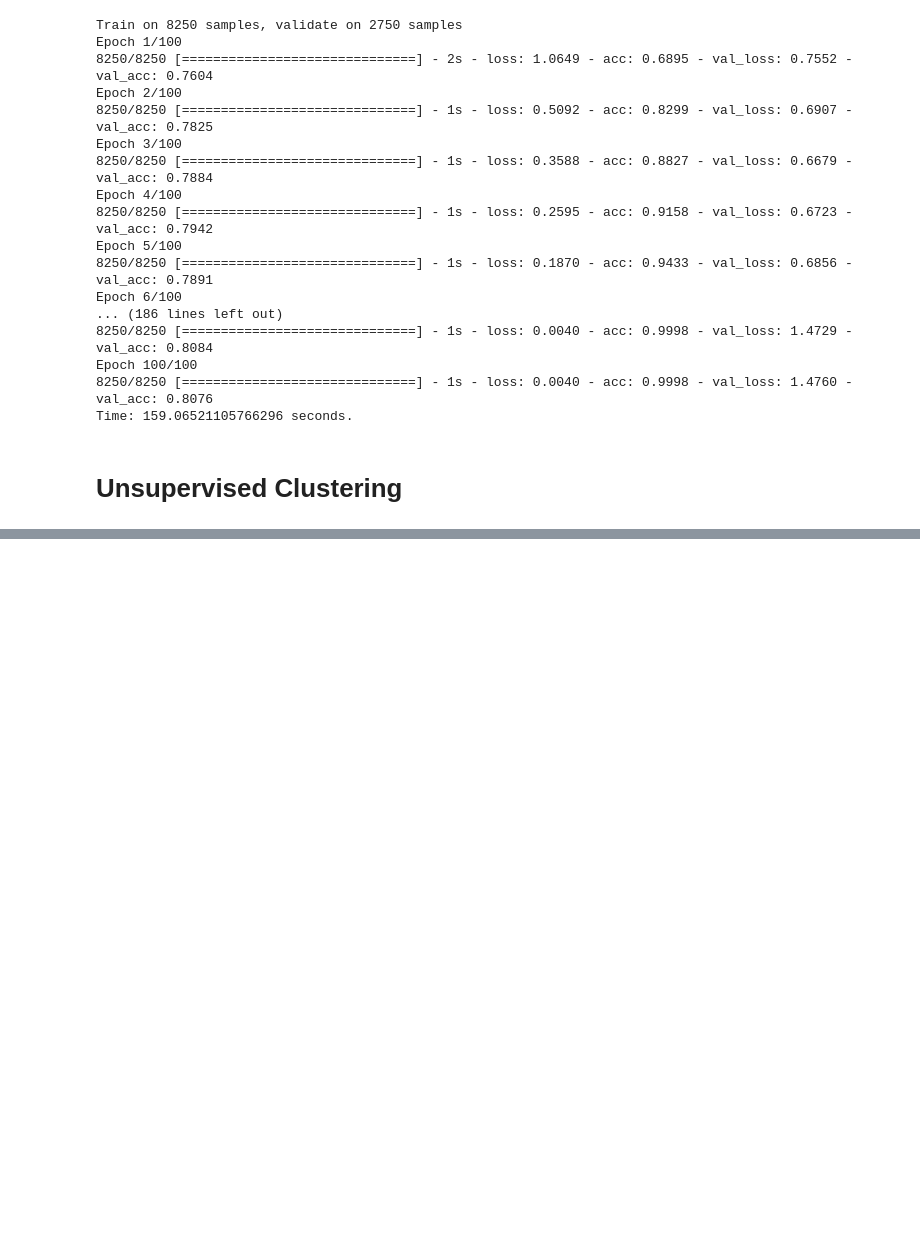
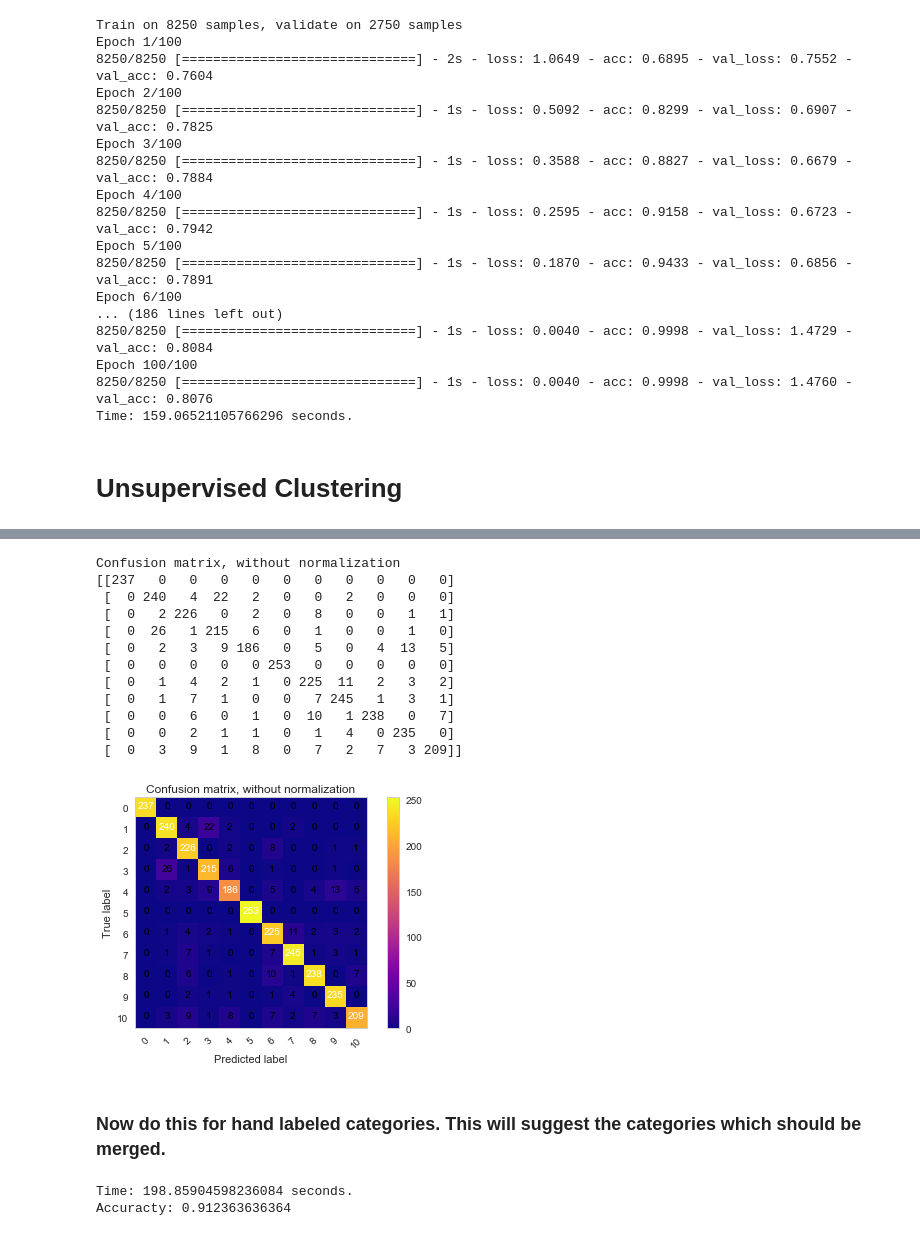
Before and after one commit to janelleszary/intuiShop, a Jupyter notebook: cluster_features.ipynb, the cells around one changed output, grey strips where cells are left out. Saved outputs shown, nothing was run; the diff lists cells and outputs as text; code cells hidden in the pictures; blank space fills up the shorter version.

Commit message:
Added unsupervised learning to investigate new categories. Added confusion matrices and clustering metrics.

```diff
--- a/cluster_features.ipynb
+++ b/cluster_features.ipynb
@@ -711,3 +717,9 @@ Epoch 100/100
 Time: 159.06521105766296 seconds.
 # %% [markdown]
 # Unsupervised Clustering
+# %%
+X = allhand[allhand.columns[4:]]
+kmeans = KMeans(n_clusters=11, random_state=0).fit(X)
+kmeans_pred = kmeans.labels_
+
+X_train, X_test, kmy_train, kmy_test = train_test_split(X,kmeans_pred,random_state=0)
@@ -713,0 +782,61 @@ Time: 159.06521105766296 seconds.
+# %%
+# Visualize confusion matrix
+
+def plot_confusion_matrix(cm, classes,
+                          normalize=False,
+                          title='Confusion matrix',
+                          cmap=plt.cm.plasma):
+    """
+    This function prints and plots the confusion matrix.
+    Normalization can be applied by setting `normalize=True`.
+    """
+    plt.imshow(cm, interpolation='nearest', cmap=cmap)
+    plt.title(title)
+    plt.colorbar()
+    tick_marks = np.arange(len(classes))
+    plt.xticks(tick_marks, classes, rotation=45)
+    plt.yticks(tick_marks, classes)
+
+    if normalize:
+        cm = cm.astype('float') / cm.sum(axis=1)[:, np.newaxis]
+        print("Normalized confusion matrix")
+    else:
+        print('Confusion matrix, without normalization')
+
+    print(cm)
+
+    thresh = cm.max() / 2.
+    for i, j in itertools.product(range(cm.shape[0]), range(cm.shape[1])):
+        plt.text(j, i, cm[i, j],
+                 horizontalalignment="center",
+                 color="white" if cm[i, j] > thresh else "black")
+
+    plt.tight_layout()
+    plt.ylabel('True label')
+    plt.xlabel('Predicted label')
+
+
+
+cnf_matrix = confusion_matrix(y_test, lr_y_pred)
+np.set_printoptions(precision=2)
+
+
+plt.figure()
+plot_confusion_matrix(cnf_matrix, classes=np.unique(kmeans.labels_),
+                      title='Confusion matrix, without normalization')
+# %% [output]
+Confusion matrix, without normalization
+[[237   0   0   0   0   0   0   0   0   0   0]
+ [  0 240   4  22   2   0   0   2   0   0   0]
+ [  0   2 226   0   2   0   8   0   0   1   1]
+ [  0  26   1 215   6   0   1   0   0   1   0]
+ [  0   2   3   9 186   0   5   0   4  13   5]
+ [  0   0   0   0   0 253   0   0   0   0   0]
+ [  0   1   4   2   1   0 225  11   2   3   2]
+ [  0   1   7   1   0   0   7 245   1   3   1]
+ [  0   0   6   0   1   0  10   1 238   0   7]
+ [  0   0   2   1   1   0   1   4   0 235   0]
+ [  0   3   9   1   8   0   7   2   7   3 209]]
+[figure, added]
+# %% [markdown]
+### Now do this for hand labeled categories. This will suggest the categories which should be merged.
@@ -713,0 +847,12 @@ Time: 159.06521105766296 seconds.
+# %%
+# Try logistic regression
+tic = time.time()
+lr = LogisticRegression(random_state=1)
+lr.fit(X, y)
+lr_y_pred = lr.predict(X_test)
+toc = time.time()
+print('Time: ' + str(toc - tic) + ' seconds.' )
+print('Accuracty: ' + str(accuracy_score(y_test, lr_y_pred)))
+# %% [output]
+Time: 198.85904598236084 seconds.
+Accuracty: 0.912363636364
```
Also changed, not shown: parts of 29 cells of this notebook.
